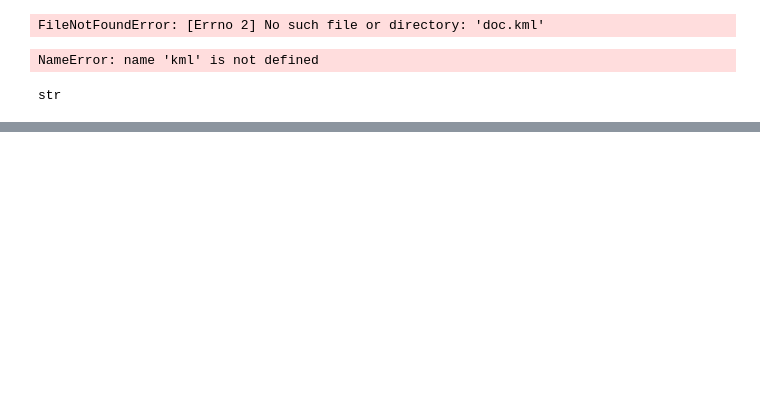
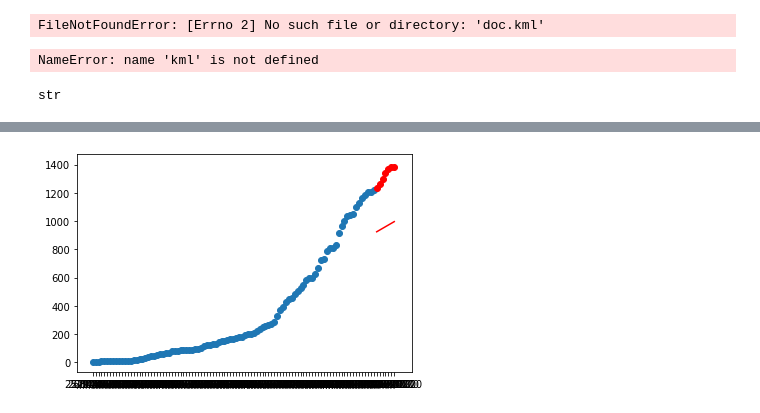
Before and after one commit to SalesRyan/Mapa-Covid-19, a Jupyter notebook: Untitled.ipynb, the cells around one changed output, grey strips where cells are left out. Drawn from its saved outputs; the diff is of its cells as text; code cells hidden in the pictures; blank space fills up the shorter version.

Commit message:
test: Testando o modelo de predição para Regiões

```diff
--- a/Untitled.ipynb
+++ b/Untitled.ipynb
@@ -23,0 +74,11 @@ str
+# %%
+value_list = literal_eval(string)
+# %%
+df = pd.DataFrame(data={
+    'Data':list(map(lambda x: x[0], value_list)),
+    'Confirmados':list(map(lambda x: x[1], value_list)),
+    'Obitos':list(map(lambda x: x[2], value_list))
+})
+# %%
+pred = PredFull(df[:-7], 7, 'Confirmados')
+pred
@@ -23,0 +104,14 @@ str
+# %%
+"""
+    plt.scatter(x_train,y_train)
+    plt.scatter(x_test,y_test,color='r')
+    plt.plot(x_test,pred,color='r')
+    plt.show()
+"""
+import matplotlib.pyplot as plt
+plt.scatter(df['Data'][:-7],df['Confirmados'][:-7])
+plt.scatter(df['Data'][-7:],df['Confirmados'][-7:],color='r')
+plt.plot(df['Data'][-7:],pred,color='r')
+plt.show()
+# %% [output]
+[figure, added]
```
Also changed, not shown: parts of 6 cells of this notebook.
